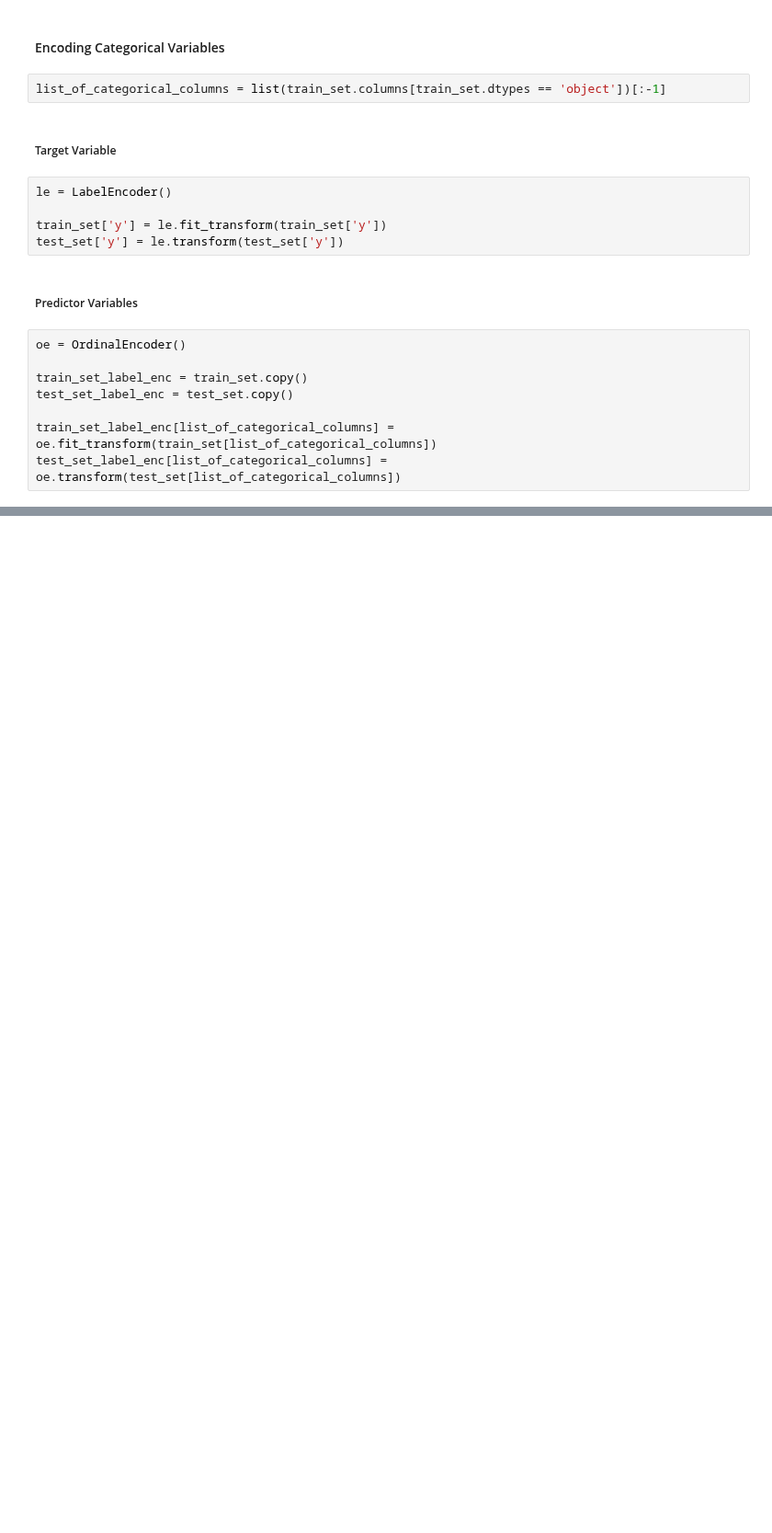
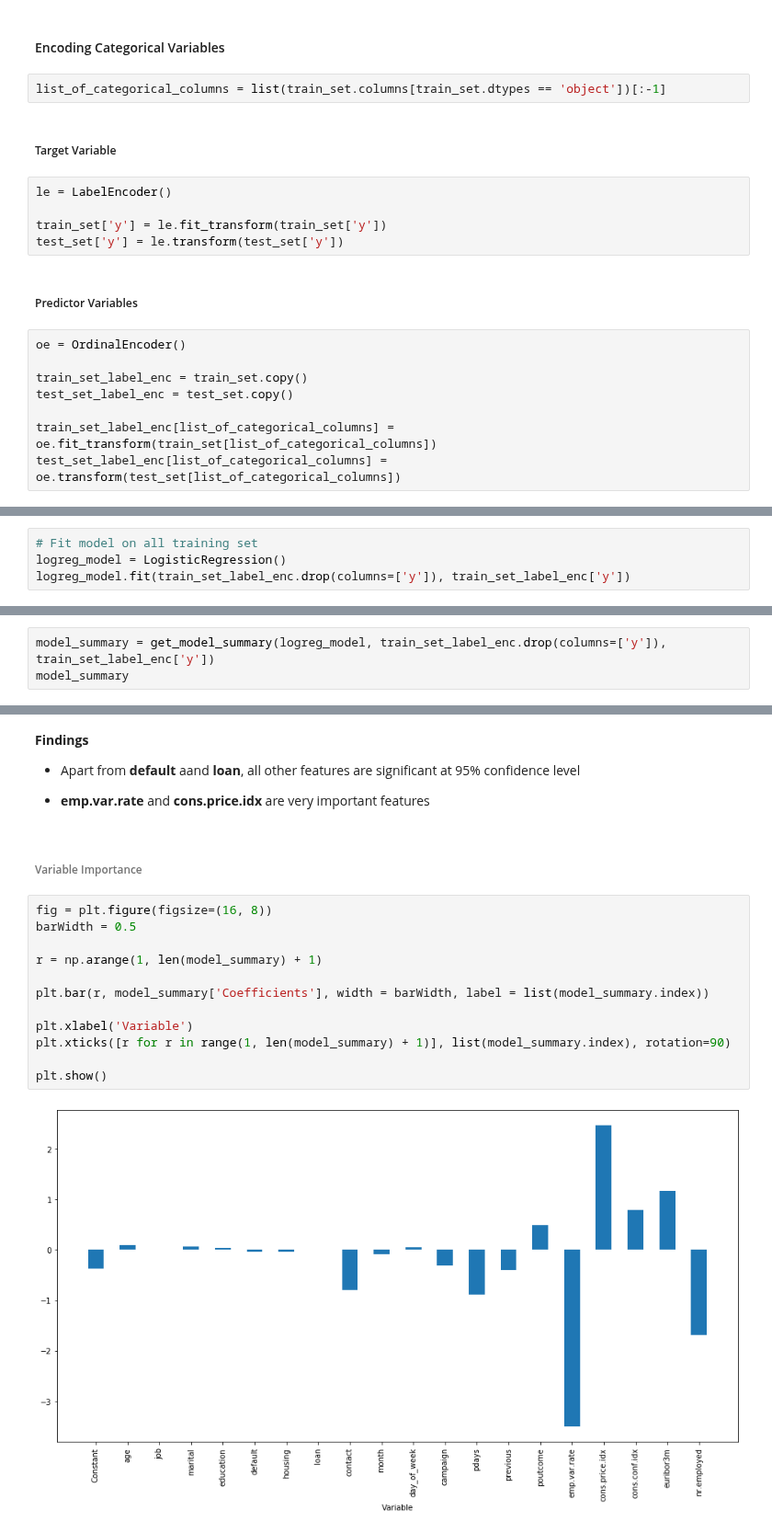
Before and after one commit to priyasharma1908/Term_deposit, a Jupyter notebook: Term_Deposit_Case_Study.ipynb, the cells around one changed output, grey strips where cells are left out. Shown at 92% size. Cells and saved outputs as stored; diff of their text form; blank space fills up the shorter version.

```diff
--- a/Term_Deposit_Case_Study.ipynb
+++ b/Term_Deposit_Case_Study.ipynb
@@ -827,0 +846,4 @@ test_set_label_enc[list_of_categorical_columns] = oe.transform(test_set[list_of_
+# %%
+# Fit model on all training set
+logreg_model = LogisticRegression()
+logreg_model.fit(train_set_label_enc.drop(columns=['y']), train_set_label_enc['y'])
@@ -827,0 +950,3 @@ test_set_label_enc[list_of_categorical_columns] = oe.transform(test_set[list_of_
+# %%
+model_summary = get_model_summary(logreg_model, train_set_label_enc.drop(columns=['y']), train_set_label_enc['y'])
+model_summary
@@ -827,0 +971,22 @@ test_set_label_enc[list_of_categorical_columns] = oe.transform(test_set[list_of_
+# %% [markdown]
+**Findings**
+
+* Apart from **default** aand **loan**, all other features are significant at 95% confidence level
+
+* **emp.var.rate** and **cons.price.idx** are very important features
+# %% [markdown]
+###### Variable Importance
+# %%
+fig = plt.figure(figsize=(16, 8))
+barWidth = 0.5
+
+r = np.arange(1, len(model_summary) + 1)
+
+plt.bar(r, model_summary['Coefficients'], width = barWidth, label = list(model_summary.index))
+
+plt.xlabel('Variable')
+plt.xticks([r for r in range(1, len(model_summary) + 1)], list(model_summary.index), rotation=90)
+
+plt.show()
+# %% [output]
+[figure, added]
```
Also changed, not shown: parts of 132 cells of this notebook.
